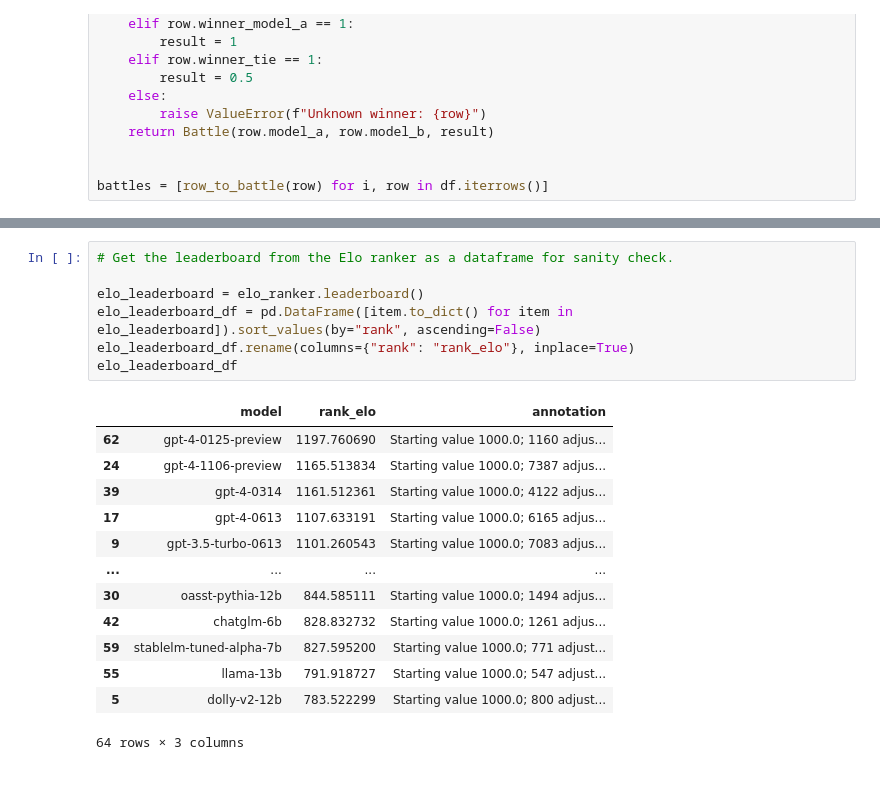
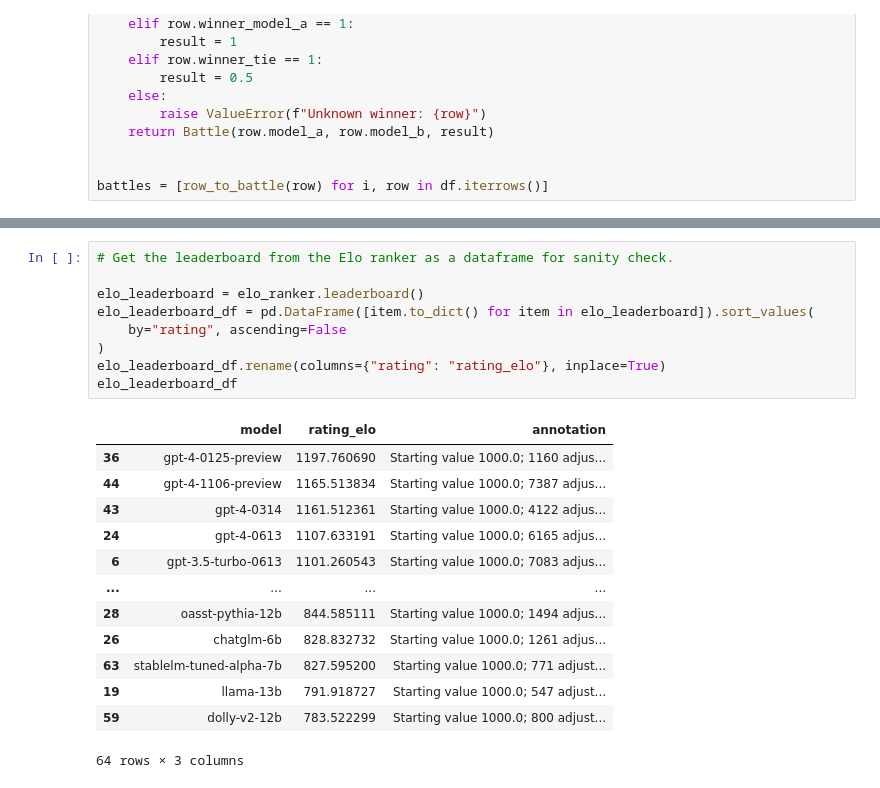
Before and after one commit to wangtian24/tian-scripts, a Jupyter notebook: notebooks/ls_elo_comparison.ipynb, the cells around one changed output, grey strips where cells are left out. Saved outputs shown, nothing was run; the diff lists cells and outputs as text.

```diff
--- a/notebooks/ls_elo_comparison.ipynb
+++ b/notebooks/ls_elo_comparison.ipynb
@@ -77,21 +77,23 @@ Wall time: 8.17 s
 # %%
 # Get the leaderboard from the Elo ranker as a dataframe for sanity check.
 
 elo_leaderboard = elo_ranker.leaderboard()
-elo_leaderboard_df = pd.DataFrame([item.to_dict() for item in elo_leaderboard]).sort_values(by="rank", ascending=False)
-elo_leaderboard_df.rename(columns={"rank": "rank_elo"}, inplace=True)
+elo_leaderboard_df = pd.DataFrame([item.to_dict() for item in elo_leaderboard]).sort_values(
+    by="rating", ascending=False
+)
+elo_leaderboard_df.rename(columns={"rating": "rating_elo"}, inplace=True)
 elo_leaderboard_df
 # %% [output]
-|  | model | rank_elo | annotation |
-| 62 | gpt-4-0125-preview | 1197.760690 | Starting value 1000.0; 1160 adjus... |
-| 24 | gpt-4-1106-preview | 1165.513834 | Starting value 1000.0; 7387 adjus... |
-| 39 | gpt-4-0314 | 1161.512361 | Starting value 1000.0; 4122 adjus... |
-| 17 | gpt-4-0613 | 1107.633191 | Starting value 1000.0; 6165 adjus... |
-| 9 | gpt-3.5-turbo-0613 | 1101.260543 | Starting value 1000.0; 7083 adjus... |
+|  | model | rating_elo | annotation |
+| 36 | gpt-4-0125-preview | 1197.760690 | Starting value 1000.0; 1160 adjus... |
+| 44 | gpt-4-1106-preview | 1165.513834 | Starting value 1000.0; 7387 adjus... |
+| 43 | gpt-4-0314 | 1161.512361 | Starting value 1000.0; 4122 adjus... |
+| 24 | gpt-4-0613 | 1107.633191 | Starting value 1000.0; 6165 adjus... |
+| 6 | gpt-3.5-turbo-0613 | 1101.260543 | Starting value 1000.0; 7083 adjus... |
 | ... | ... | ... | ... |
-| 30 | oasst-pythia-12b | 844.585111 | Starting value 1000.0; 1494 adjus... |
-| 42 | chatglm-6b | 828.832732 | Starting value 1000.0; 1261 adjus... |
-| 59 | stablelm-tuned-alpha-7b | 827.595200 | Starting value 1000.0; 771 adjust... |
-| 55 | llama-13b | 791.918727 | Starting value 1000.0; 547 adjust... |
-| 5 | dolly-v2-12b | 783.522299 | Starting value 1000.0; 800 adjust... |
+| 28 | oasst-pythia-12b | 844.585111 | Starting value 1000.0; 1494 adjus... |
+| 26 | chatglm-6b | 828.832732 | Starting value 1000.0; 1261 adjus... |
+| 63 | stablelm-tuned-alpha-7b | 827.595200 | Starting value 1000.0; 771 adjust... |
+| 19 | llama-13b | 791.918727 | Starting value 1000.0; 547 adjust... |
+| 59 | dolly-v2-12b | 783.522299 | Starting value 1000.0; 800 adjust... |
 64 rows × 3 columns
```
Also changed, not shown: parts of 7 cells of this notebook, 14 other files.
